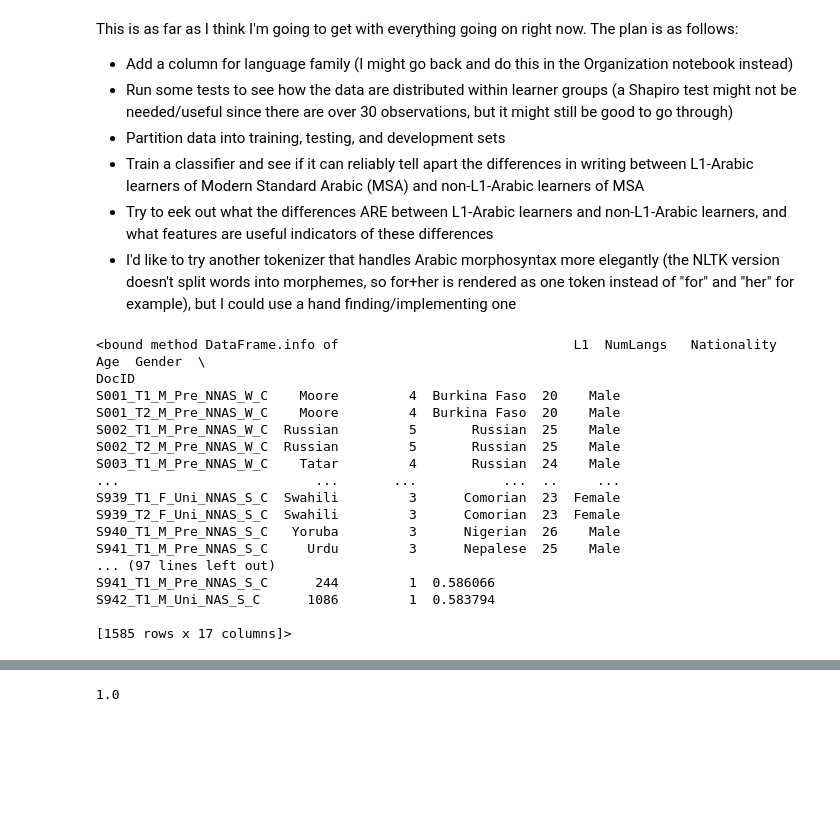
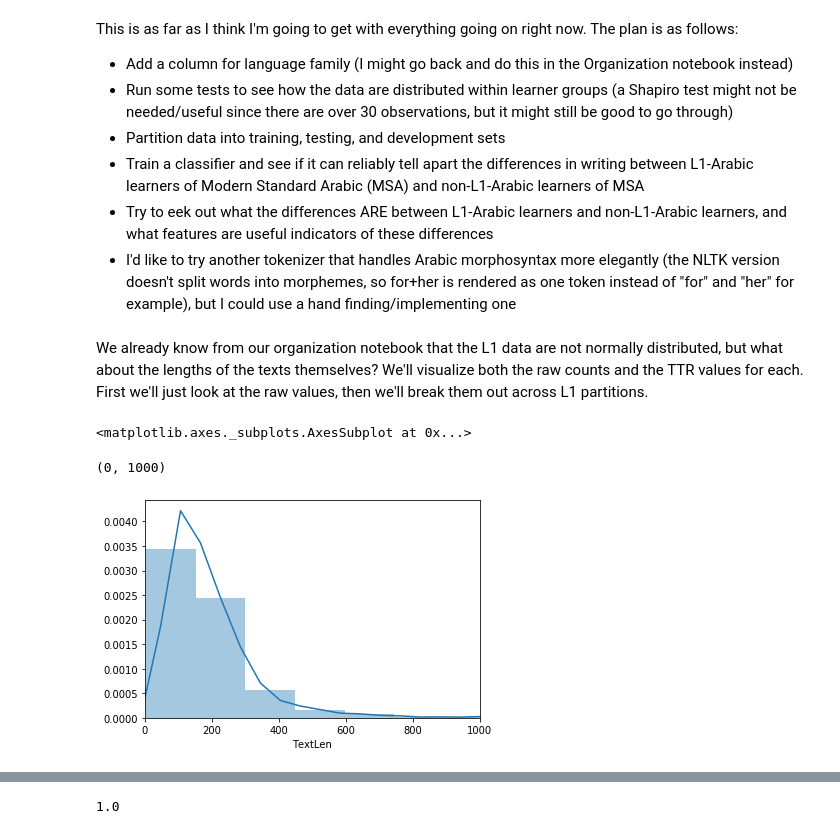
Before and after one commit to AnthonyVerardi/Arabic-Learner-Corpus-Considerations, a Jupyter notebook: Notebooks/ALC_Data_Analysis.ipynb, the cells around one changed output, grey strips where cells are left out. Cells and saved outputs as stored; diff of their text form; code cells hidden in the pictures; blank space fills up the shorter version.

```diff
--- a/Notebooks/ALC_Data_Analysis.ipynb
+++ b/Notebooks/ALC_Data_Analysis.ipynb
@@ -47,23 +134,14 @@ This is as far as I think I'm going to get with everything going on right now. T
 * Train a classifier and see if it can reliably tell apart the differences in writing between L1-Arabic learners of Modern Standard Arabic (MSA) and non-L1-Arabic learners of MSA
 * Try to eek out what the differences ARE between L1-Arabic learners and non-L1-Arabic learners, and what features are useful indicators of these differences
 * I'd like to try another tokenizer that handles Arabic morphosyntax more elegantly (the NLTK version doesn't split words into morphemes, so for+her is rendered as one token instead of "for" and "her" for example), but I could use a hand finding/implementing one
-# %%
-df.info
-# %% [output]
-<bound method DataFrame.info of                              L1  NumLangs   Nationality Age  Gender  \
-DocID
-S001_T1_M_Pre_NNAS_W_C    Moore         4  Burkina Faso  20    Male
-S001_T2_M_Pre_NNAS_W_C    Moore         4  Burkina Faso  20    Male
-S002_T1_M_Pre_NNAS_W_C  Russian         5       Russian  25    Male
-S002_T2_M_Pre_NNAS_W_C  Russian         5       Russian  25    Male
-S003_T1_M_Pre_NNAS_W_C    Tatar         4       Russian  24    Male
-...                         ...       ...           ...  ..     ...
-S939_T1_F_Uni_NNAS_S_C  Swahili         3      Comorian  23  Female
-S939_T2_F_Uni_NNAS_S_C  Swahili         3      Comorian  23  Female
-S940_T1_M_Pre_NNAS_S_C   Yoruba         3      Nigerian  26    Male
-S941_T1_M_Pre_NNAS_S_C     Urdu         3      Nepalese  25    Male
-... (97 lines left out)
-S941_T1_M_Pre_NNAS_S_C      244         1  0.586066
-S942_T1_M_Uni_NAS_S_C      1086         1  0.583794
-
-[1585 rows x 17 columns]>
+# %% [markdown]
+We already know from our organization notebook that the L1 data are not normally distributed, but what about the lengths of the texts themselves? We'll visualize both the raw counts and the TTR values for each. First we'll just look at the raw values, then we'll break them out across L1 partitions.
+# %%
+fig, ax = plt.subplots()
+sns.distplot(df['TextLen'], ax=ax)
+ax.set_xlim(0,1000)
+plt.show()
+# %% [output]
+<matplotlib.axes._subplots.AxesSubplot at 0x...>
+(0, 1000)
+[figure, added]
```
Also changed, not shown: parts of 14 cells of this notebook, 1 other file.
